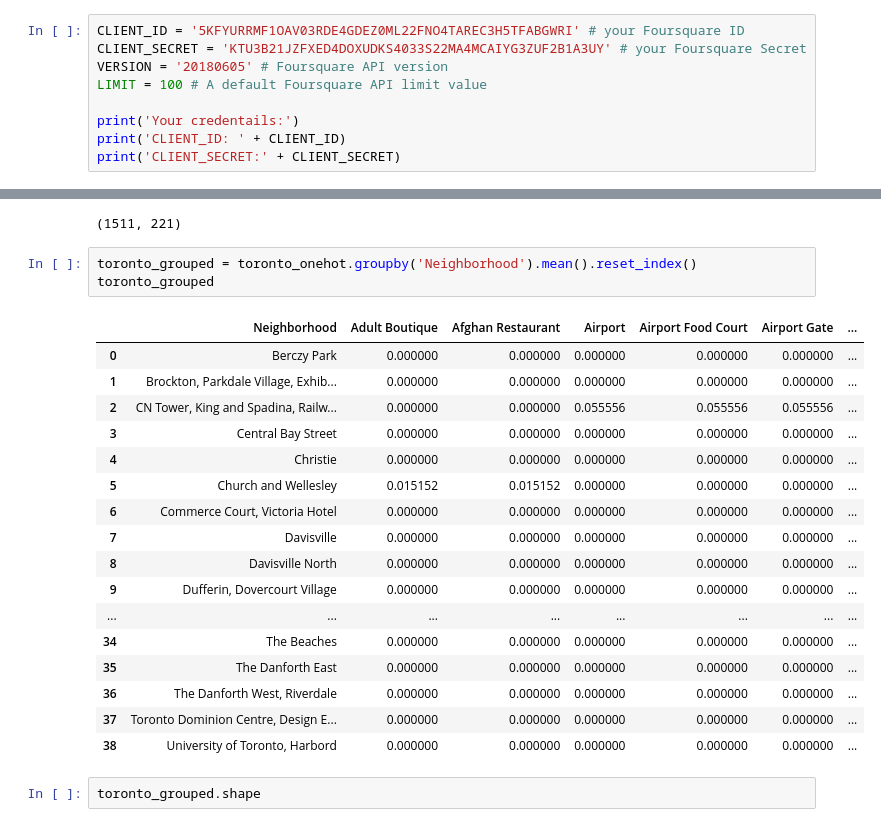
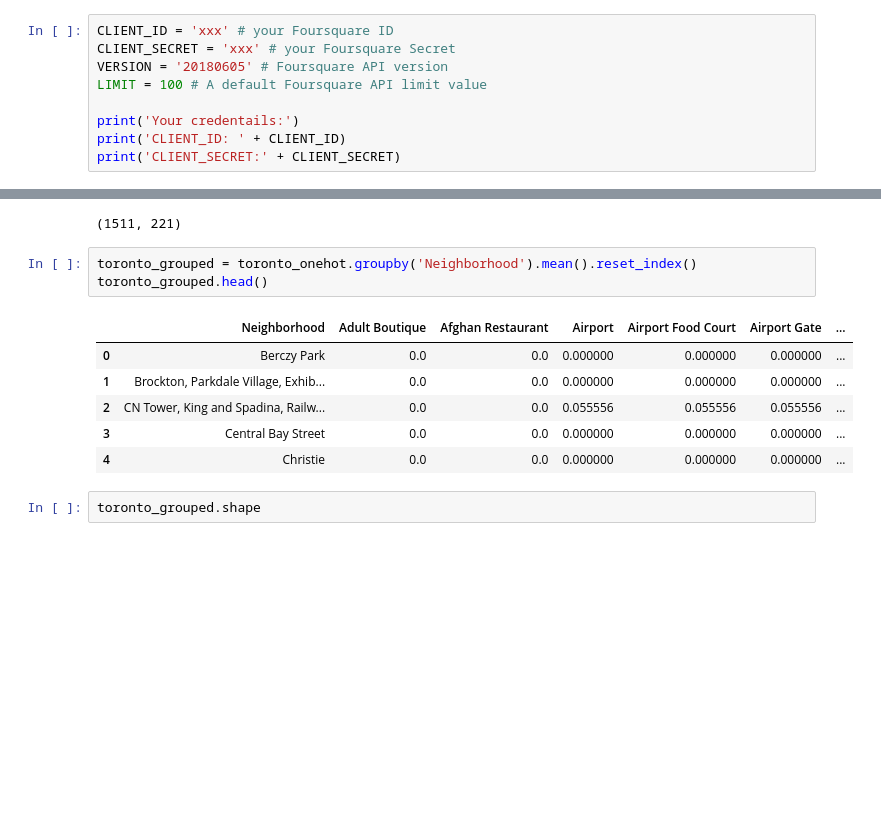
Before and after one commit to kimuyenchu/Coursera_Capstone, a Jupyter notebook: Segmenting-and-Clustering-Neighborhoods-in-Toronto.ipynb, the cells around one changed output, grey strips where cells are left out. Saved outputs shown, nothing was run; the diff lists cells and outputs as text; blank space fills up the shorter version.

Commit message:
Segmenting and Clustering Neighborhoods in Toronto project

```diff
--- a/Segmenting-and-Clustering-Neighborhoods-in-Toronto.ipynb
+++ b/Segmenting-and-Clustering-Neighborhoods-in-Toronto.ipynb
@@ -200,8 +178,8 @@ map_toronto
 # %% [output]
 [interactive output not drawn]
 # %%
-CLIENT_ID = '5KFYURRMF1OAV03RDE4GDEZ0ML22FNO4TAREC3H5TFABGWRI' # your Foursquare ID
-CLIENT_SECRET = 'KTU3B21JZFXED4DOXUDKS4033S22MA4MCAIYG3ZUF2B1A3UY' # your Foursquare Secret
+CLIENT_ID = 'xxx' # your Foursquare ID
+CLIENT_SECRET = 'xxx' # your Foursquare Secret
 VERSION = '20180605' # Foursquare API version
 LIMIT = 100 # A default Foursquare API limit value
 
@@ -430,25 +408,14 @@ toronto_onehot.shape
 (1511, 221)
 # %%
 toronto_grouped = toronto_onehot.groupby('Neighborhood').mean().reset_index()
-toronto_grouped
+toronto_grouped.head()
 # %% [output]
 |  | Neighborhood | Adult Boutique | Afghan Restaurant | Airport | Airport Food Court | Airport Gate | ... |
-| 0 | Berczy Park | 0.000000 | 0.000000 | 0.000000 | 0.000000 | 0.000000 | ... |
-| 1 | Brockton, Parkdale Village, Exhib... | 0.000000 | 0.000000 | 0.000000 | 0.000000 | 0.000000 | ... |
-| 2 | CN Tower, King and Spadina, Railw... | 0.000000 | 0.000000 | 0.055556 | 0.055556 | 0.055556 | ... |
-| 3 | Central Bay Street | 0.000000 | 0.000000 | 0.000000 | 0.000000 | 0.000000 | ... |
-| 4 | Christie | 0.000000 | 0.000000 | 0.000000 | 0.000000 | 0.000000 | ... |
-| 5 | Church and Wellesley | 0.015152 | 0.015152 | 0.000000 | 0.000000 | 0.000000 | ... |
-| 6 | Commerce Court, Victoria Hotel | 0.000000 | 0.000000 | 0.000000 | 0.000000 | 0.000000 | ... |
-| 7 | Davisville | 0.000000 | 0.000000 | 0.000000 | 0.000000 | 0.000000 | ... |
-| 8 | Davisville North | 0.000000 | 0.000000 | 0.000000 | 0.000000 | 0.000000 | ... |
-| 9 | Dufferin, Dovercourt Village | 0.000000 | 0.000000 | 0.000000 | 0.000000 | 0.000000 | ... |
-| ... | ... | ... | ... | ... | ... | ... | ... |
-| 34 | The Beaches | 0.000000 | 0.000000 | 0.000000 | 0.000000 | 0.000000 | ... |
-| 35 | The Danforth East | 0.000000 | 0.000000 | 0.000000 | 0.000000 | 0.000000 | ... |
-| 36 | The Danforth West, Riverdale | 0.000000 | 0.000000 | 0.000000 | 0.000000 | 0.000000 | ... |
-| 37 | Toronto Dominion Centre, Design E... | 0.000000 | 0.000000 | 0.000000 | 0.000000 | 0.000000 | ... |
-| 38 | University of Toronto, Harbord | 0.000000 | 0.000000 | 0.000000 | 0.000000 | 0.000000 | ... |
+| 0 | Berczy Park | 0.0 | 0.0 | 0.000000 | 0.000000 | 0.000000 | ... |
+| 1 | Brockton, Parkdale Village, Exhib... | 0.0 | 0.0 | 0.000000 | 0.000000 | 0.000000 | ... |
+| 2 | CN Tower, King and Spadina, Railw... | 0.0 | 0.0 | 0.055556 | 0.055556 | 0.055556 | ... |
+| 3 | Central Bay Street | 0.0 | 0.0 | 0.000000 | 0.000000 | 0.000000 | ... |
+| 4 | Christie | 0.0 | 0.0 | 0.000000 | 0.000000 | 0.000000 | ... |
 # %%
 toronto_grouped.shape
 # %% [output]
```
Also changed, not shown: parts of 4 cells of this notebook.
